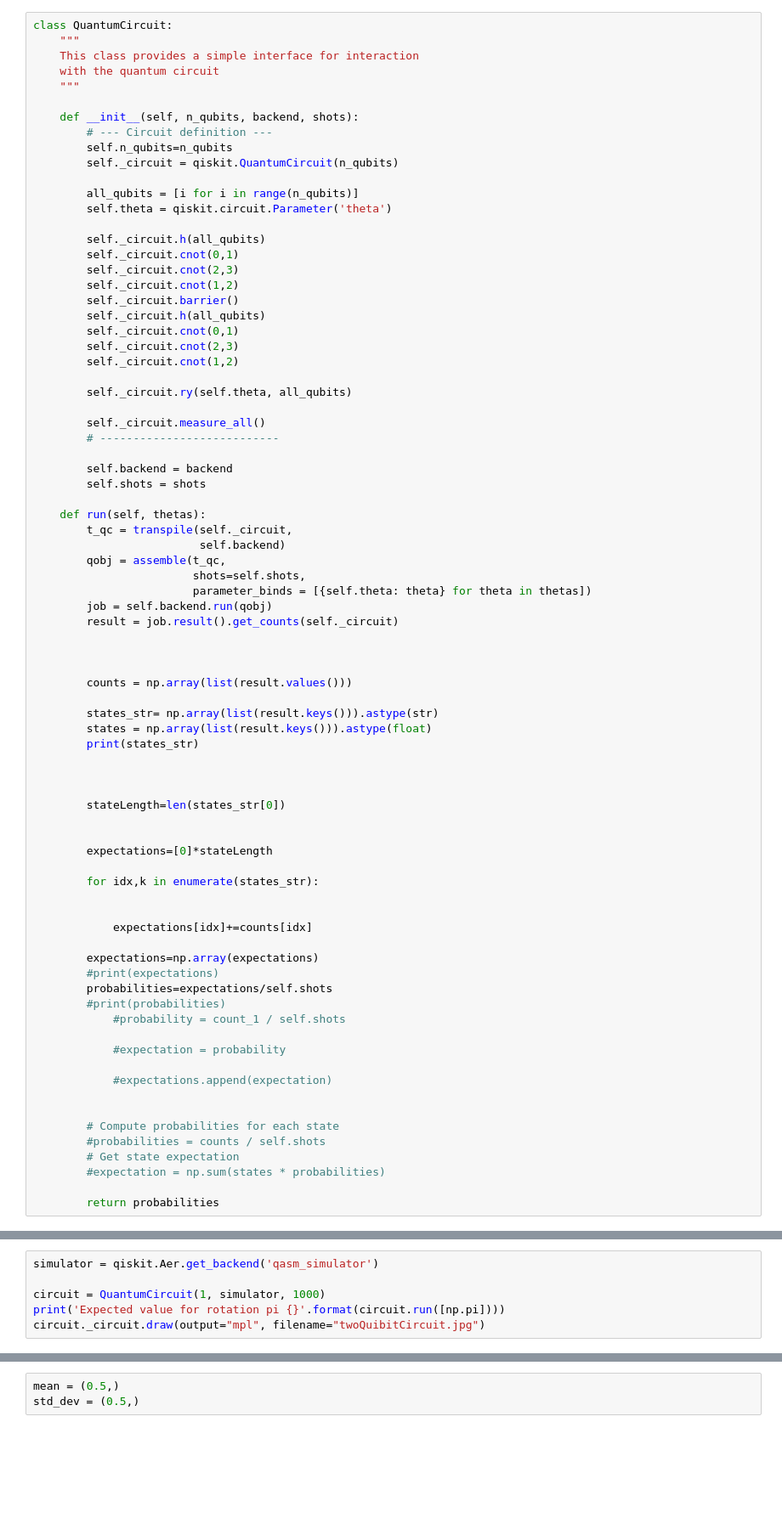
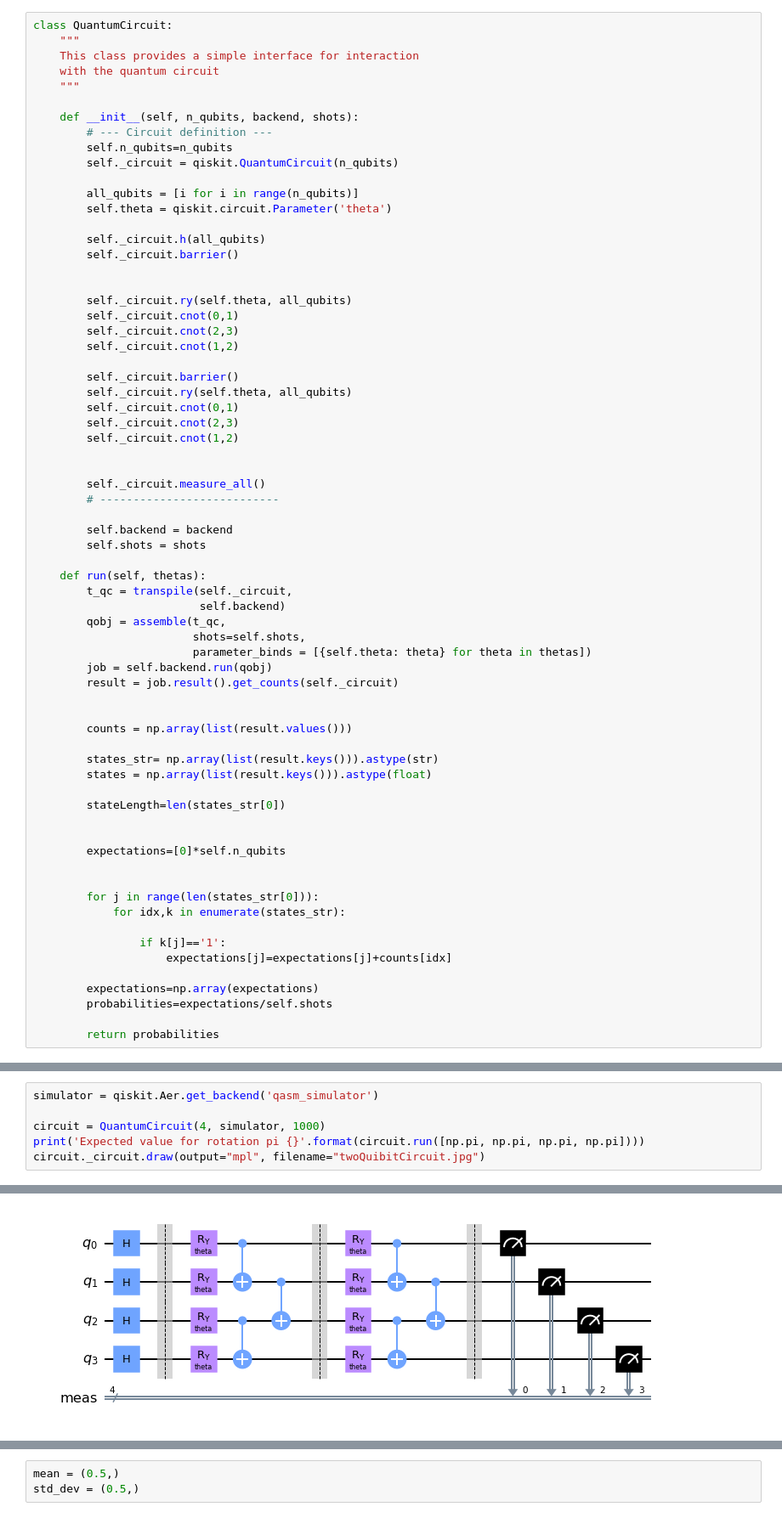
Before and after one commit to JoshR220/HC59_Final_Project, a Jupyter notebook: 2quibitNetwork.ipynb, the cells around one changed output, grey strips where cells are left out. Shown: that part at 85% size. Drawn from its saved outputs; the diff is of its cells as text; blank space fills up the shorter version.

```diff
--- a/2quibitNetwork.ipynb
+++ b/2quibitNetwork.ipynb
@@ -28,16 +29,20 @@ class QuantumCircuit:
         self.theta = qiskit.circuit.Parameter('theta')
 
         self._circuit.h(all_qubits)
-        self._circuit.cnot(0,1)
-        self._circuit.cnot(2,3)
-        self._circuit.cnot(1,2)
         self._circuit.barrier()
-        self._circuit.h(all_qubits)
+
+
+        self._circuit.ry(self.theta, all_qubits)
         self._circuit.cnot(0,1)
         self._circuit.cnot(2,3)
         self._circuit.cnot(1,2)
 
+        self._circuit.barrier()
         self._circuit.ry(self.theta, all_qubits)
+        self._circuit.cnot(0,1)
+        self._circuit.cnot(2,3)
+        self._circuit.cnot(1,2)
+
 
         self._circuit.measure_all()
         # ---------------------------
@@ -55,39 +60,24 @@ class QuantumCircuit:
         result = job.result().get_counts(self._circuit)
 
 
-
         counts = np.array(list(result.values()))
 
         states_str= np.array(list(result.keys())).astype(str)
         states = np.array(list(result.keys())).astype(float)
-        print(states_str)
-
-
 
         stateLength=len(states_str[0])
 
 
-        expectations=[0]*stateLength
-
-        for idx,k in enumerate(states_str):
+        expectations=[0]*self.n_qubits
 
 
-            expectations[idx]+=counts[idx]
+        for j in range(len(states_str[0])):
+            for idx,k in enumerate(states_str):
+
+                if k[j]=='1':
+                    expectations[j]=expectations[j]+counts[idx]
 
         expectations=np.array(expectations)
-        #print(expectations)
         probabilities=expectations/self.shots
-        #print(probabilities)
-            #probability = count_1 / self.shots
-
-            #expectation = probability
-
-            #expectations.append(expectation)
-
-
-        # Compute probabilities for each state
-        #probabilities = counts / self.shots
-        # Get state expectation
-        #expectation = np.sum(states * probabilities)
 
         return probabilities
@@ -140,7 +84,7 @@ class QuantumCircuit:
 # %%
 simulator = qiskit.Aer.get_backend('qasm_simulator')
 
-circuit = QuantumCircuit(1, simulator, 1000)
-print('Expected value for rotation pi {}'.format(circuit.run([np.pi])))
+circuit = QuantumCircuit(4, simulator, 1000)
+print('Expected value for rotation pi {}'.format(circuit.run([np.pi, np.pi, np.pi, np.pi])))
 circuit._circuit.draw(output="mpl", filename="twoQuibitCircuit.jpg")
 # %% [output]
@@ -148 +92,2 @@ TypeError: 'list' object is not callable
+[figure, added]
 # %%
```
Also changed, not shown: parts of 15 cells of this notebook.
